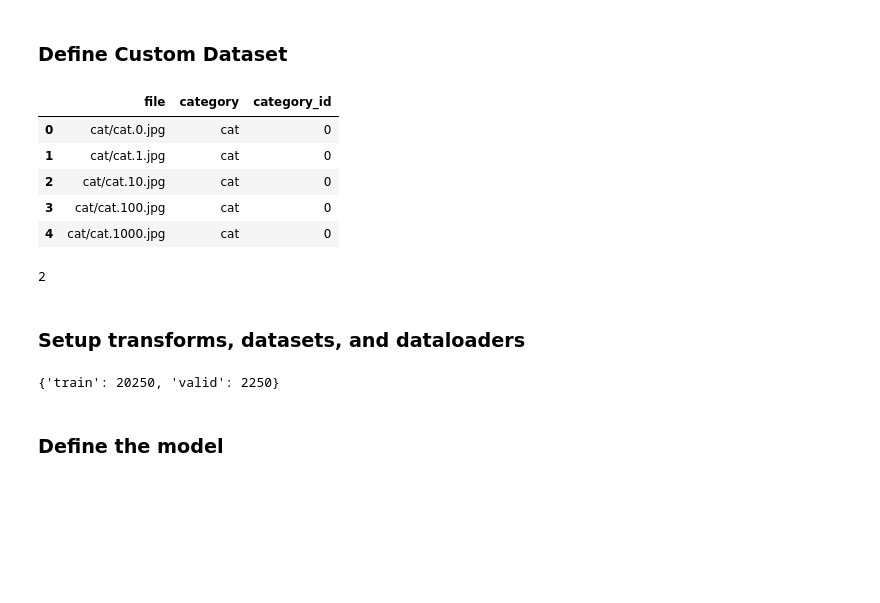
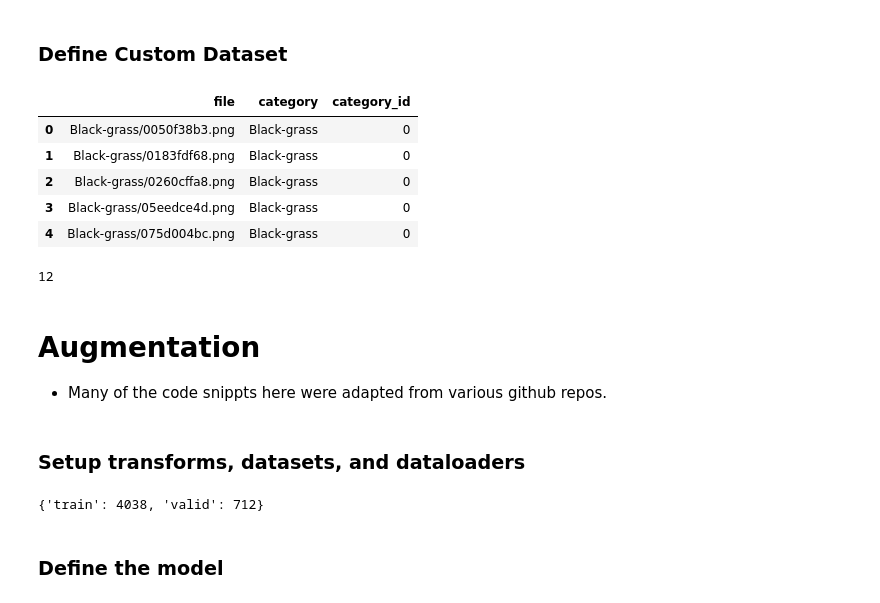
Before and after one commit to sidodan/applied-dl-2018, a Jupyter notebook: lab_6_bone_pytorch/bone_texture.ipynb, the cells around one changed output. Saved outputs shown, nothing was run; the diff lists cells and outputs as text; code cells hidden in the pictures; blank space fills up the shorter version.

```diff
--- a/lab_6_bone_pytorch/bone_texture.ipynb
+++ b/lab_6_bone_pytorch/bone_texture.ipynb
@@ -85,46 +107,47 @@ class BoneDataset(Dataset):
 
 import os
 
-# data_dir = '/home/Downloads/TCB_Challenge_Data/TRAIN_TEST_Data/'
-# data_dir= '/home/Downloads/dog/train/'
 
 data_dir= 'd:/db/data/bone/train/'
-
 data_dir= 'd:/db/data/cat-dog/train/'
+data_dir= 'd:/db/data/seedings/train/'
 
 def find_classes(fullDir):
     classes = [d for d in os.listdir(fullDir) if os.path.isdir(os.path.join(fullDir, d))]
     classes.sort()
     class_to_idx = {classes[i]: i for i in range(len(classes))}
     num_to_class = dict(zip(range(len(classes)), classes))
 
     train = []
     for index, label in enumerate(classes):
         path = fullDir + label + '/'
         for file in listdir(path):
             train.append(['{}/{}'.format(label, file), label, index])
 
     df = pd.DataFrame(train, columns=['file', 'category', 'category_id',])
 
     return classes, class_to_idx, num_to_class, df
 
 classes, class_to_idx, num_to_class, df =find_classes (data_dir )
 
 
 # class_to_idx
 # num_to_class
 df.head(5)
 # %% [output]
 |  | file | category | category_id |
-| 0 | cat/cat.0.jpg | cat | 0 |
-| 1 | cat/cat.1.jpg | cat | 0 |
-| 2 | cat/cat.10.jpg | cat | 0 |
-| 3 | cat/cat.100.jpg | cat | 0 |
-| 4 | cat/cat.1000.jpg | cat | 0 |
+| 0 | Black-grass/0050f38b3.png | Black-grass | 0 |
+| 1 | Black-grass/0183fdf68.png | Black-grass | 0 |
+| 2 | Black-grass/0260cffa8.png | Black-grass | 0 |
+| 3 | Black-grass/05eedce4d.png | Black-grass | 0 |
+| 4 | Black-grass/075d004bc.png | Black-grass | 0 |
 # %%
 len(classes)
 # %% [output]
-2
+12
+# %% [markdown]
+# Augmentation
+- Many of the code snippts here were adapted from various github repos.
 # %%
 from __future__ import absolute_import
 
@@ -474,12 +497,17 @@ def default_loader(input_path):
 ### Setup transforms, datasets, and dataloaders
 # %%
 image_size = 224
+
+normalize_img = torchvision.transforms.Normalize(mean=[0.485, 0.456, 0.406],
+                                     std=[0.229, 0.224, 0.225])
 
 
 train_trans = transforms.Compose([
     transforms.RandomSizedCrop(image_size),
     PowerPIL(),
     transforms.ToTensor(),
+    normalize_img,
+    RandomErasing()
 ])
 
 ## Normalization only for validation and test
@@ -487,11 +515,11 @@ valid_trans = transforms.Compose([
     transforms.Scale(256),
     transforms.CenterCrop(image_size),
     transforms.ToTensor(),
+    normalize_img
 ])
 
-
-batch_size = 64
-train_data = df.sample(frac=0.90)
+batch_size = 16
+train_data = df.sample(frac=0.85)
 valid_data = df[~df['file'].isin(train_data['file'])]
 
 train_set = BoneDataset(train_data, data_dir, transform = train_trans)
@@ -509,7 +537,7 @@ dataset_sizes = {
 
 print (dataset_sizes)
 # %% [output]
-{'train': 20250, 'valid': 2250}
+{'train': 4038, 'valid': 712}
 # %% [markdown]
 ### Define the model
 # %%
```
Also changed, not shown: parts of 9 cells of this notebook.
